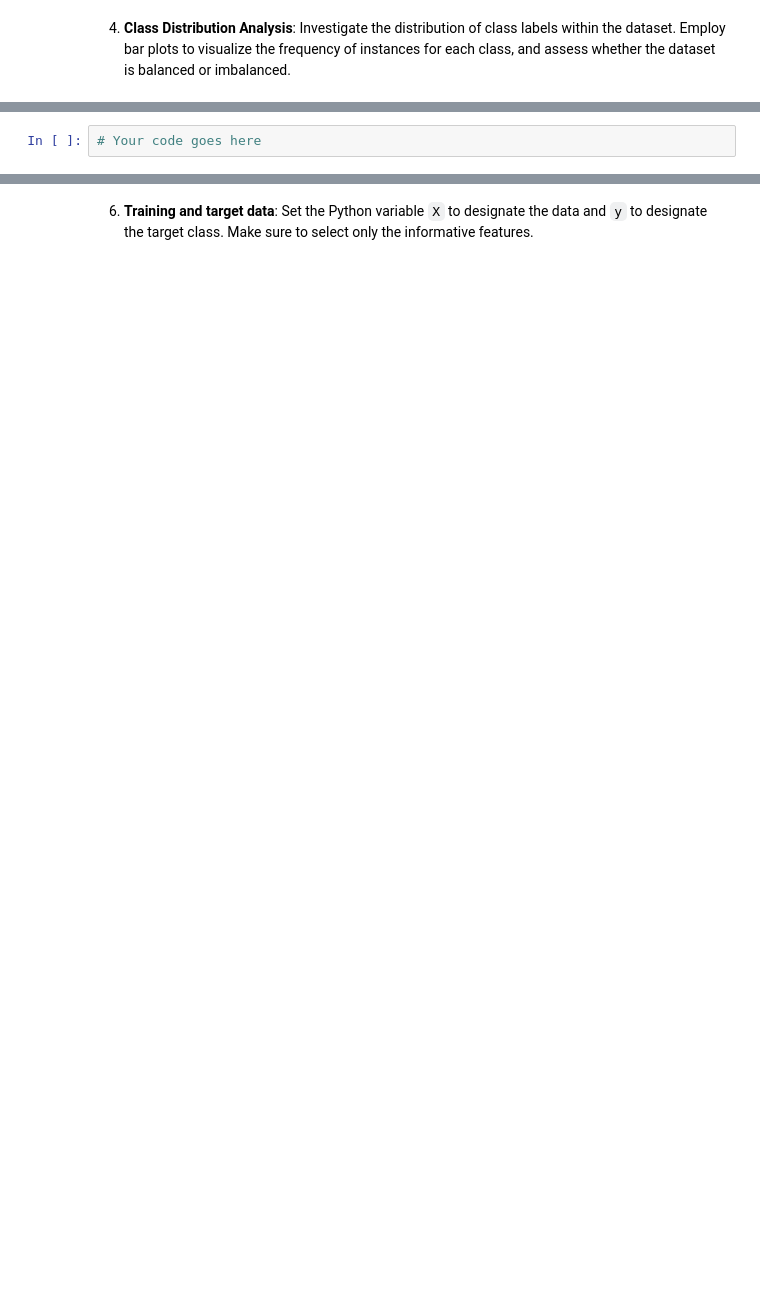
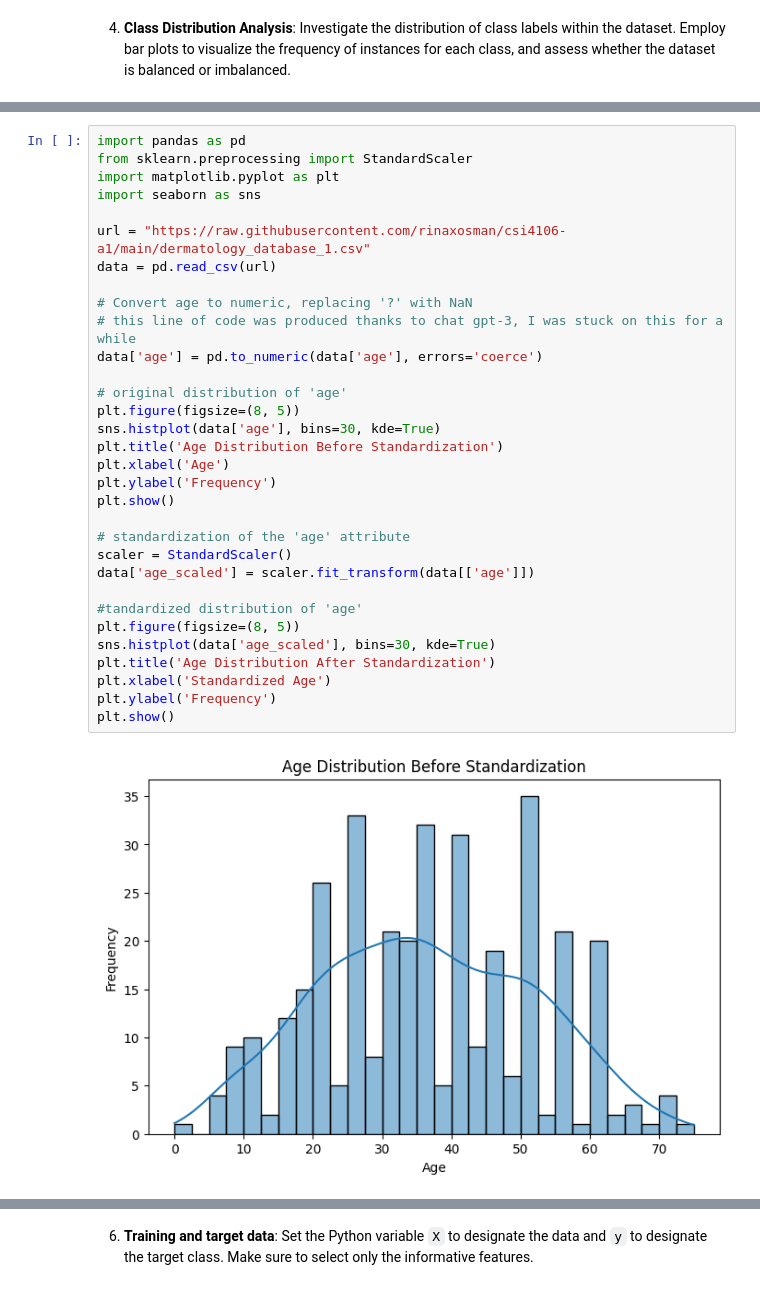
Before and after one commit to rinaxosman/csi4106-a1, a Jupyter notebook: A1_300222206.ipynb, the cells around one changed output, grey strips where cells are left out. Cells and saved outputs as stored; diff of their text form; blank space fills up the shorter version.

```diff
--- a/A1_300222206.ipynb
+++ b/A1_300222206.ipynb
@@ -76,2 +293,34 @@ dataset['age'] = dataset['age'].replace('?', mean_age)
-# %%
-# Your code goes here
+# %%
+import pandas as pd
+from sklearn.preprocessing import StandardScaler
+import matplotlib.pyplot as plt
+import seaborn as sns
+
+url = "https://raw.githubusercontent.com/rinaxosman/csi4106-a1/main/dermatology_database_1.csv"
+data = pd.read_csv(url)
+
+# Convert age to numeric, replacing '?' with NaN
+# this line of code was produced thanks to chat gpt-3, I was stuck on this for a while
+data['age'] = pd.to_numeric(data['age'], errors='coerce')
+
+# original distribution of 'age'
+plt.figure(figsize=(8, 5))
+sns.histplot(data['age'], bins=30, kde=True)
+plt.title('Age Distribution Before Standardization')
+plt.xlabel('Age')
+plt.ylabel('Frequency')
+plt.show()
+
+# standardization of the 'age' attribute
+scaler = StandardScaler()
+data['age_scaled'] = scaler.fit_transform(data[['age']])
+
+#tandardized distribution of 'age'
+plt.figure(figsize=(8, 5))
+sns.histplot(data['age_scaled'], bins=30, kde=True)
+plt.title('Age Distribution After Standardization')
+plt.xlabel('Standardized Age')
+plt.ylabel('Frequency')
+plt.show()
+# %% [output]
+[figure, added]
```
Also changed, not shown: parts of 28 cells of this notebook.
